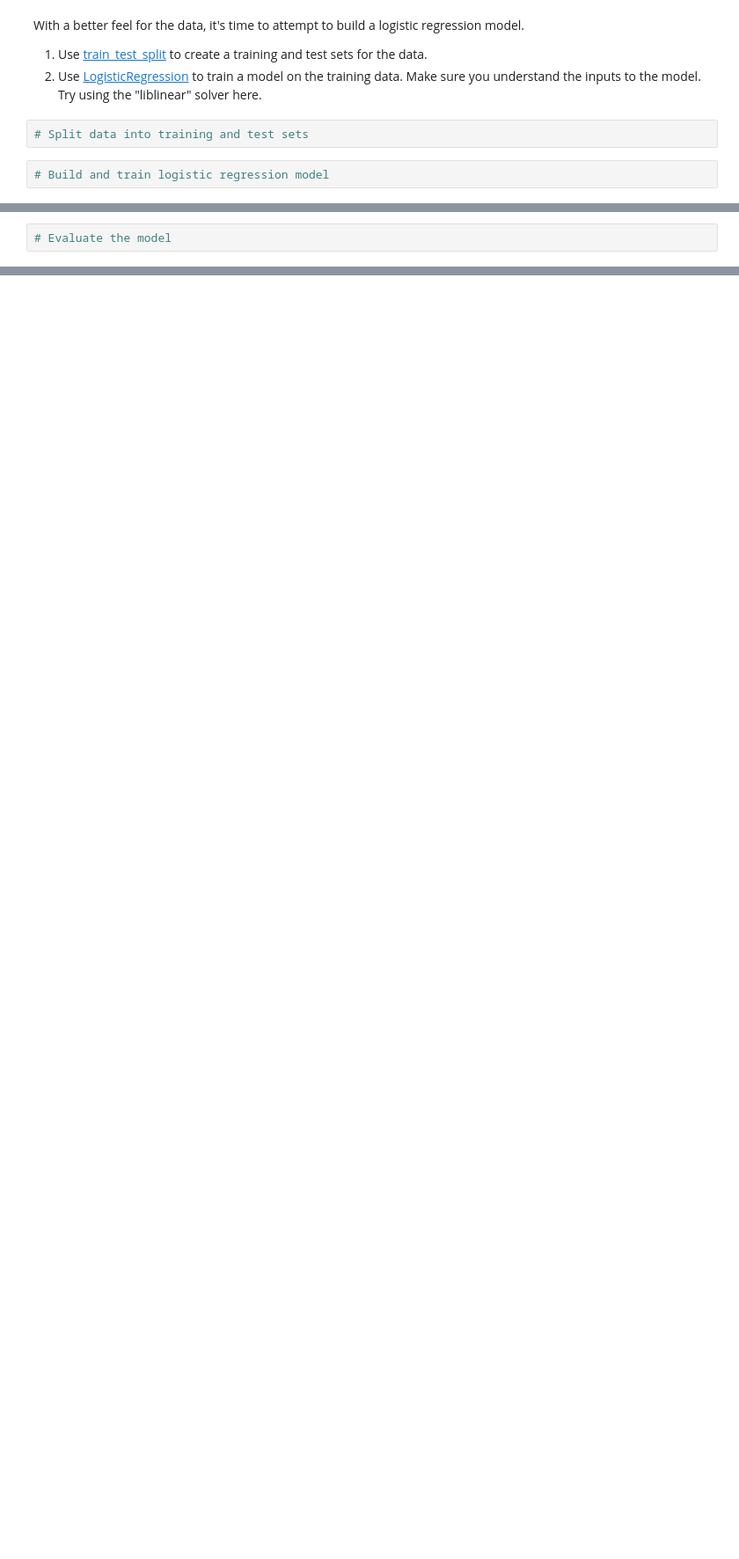
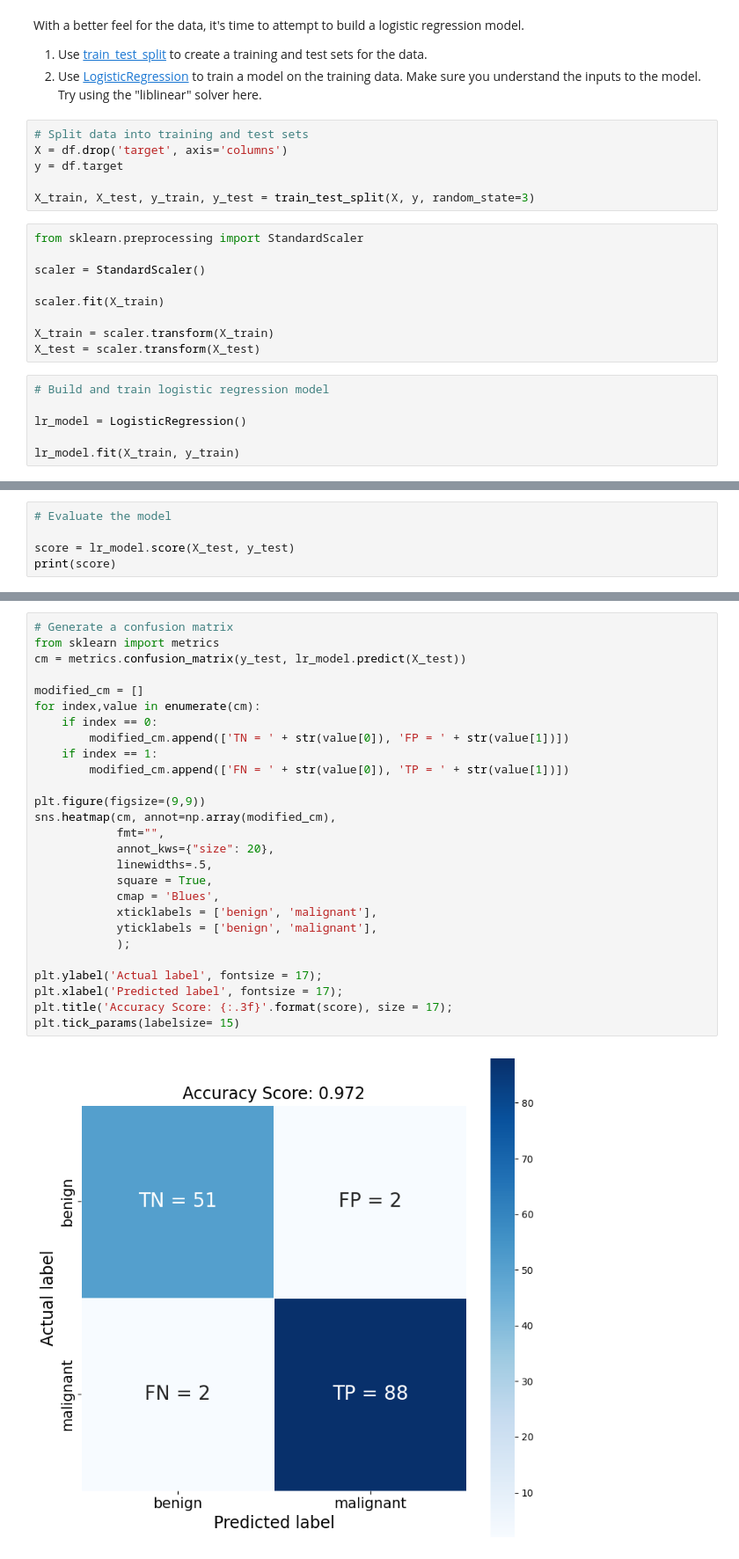
Before and after one commit to TimHBSWFL/UCSD_MLE_Projects, a Jupyter notebook: Student_MLE_MiniProject_Logistic_Regression.ipynb, the cells around one changed output, grey strips where cells are left out. Shown at 88% size. Cells and saved outputs as stored; diff of their text form; blank space fills up the shorter version.

```diff
--- a/Student_MLE_MiniProject_Logistic_Regression.ipynb
+++ b/Student_MLE_MiniProject_Logistic_Regression.ipynb
@@ -164,5 +164,22 @@ With a better feel for the data, it's time to attempt to build a logistic regres
 2. Use [LogisticRegression](https://scikit-learn.org/stable/modules/generated/sklearn.linear_model.LogisticRegression.html) to train a model on the training data. Make sure you understand the inputs to the model. Try using the "liblinear" solver here.
 # %%
 # Split data into training and test sets
+X = df.drop('target', axis='columns')
+y = df.target
+
+X_train, X_test, y_train, y_test = train_test_split(X, y, random_state=3)
+# %%
+from sklearn.preprocessing import StandardScaler
+
+scaler = StandardScaler()
+
+scaler.fit(X_train)
+
+X_train = scaler.transform(X_train)
+X_test = scaler.transform(X_test)
 # %%
 # Build and train logistic regression model
+
+lr_model = LogisticRegression()
+
+lr_model.fit(X_train, y_train)
@@ -223,3 +242,6 @@ Note, the macro average in the report calculates the metrics independently for e
 The weighted average in the report, on the other hand, calculates the metrics for each class and then takes the average, weighted by the number of true instances for each class. This gives more weight to classes with more instances, which can be particularly useful in imbalanced datasets where some classes might have much fewer instances than others.
 # %%
 # Evaluate the model
+
+score = lr_model.score(X_test, y_test)
+print(score)
@@ -228,2 +250,31 @@ The weighted average in the report, on the other hand, calculates the metrics fo
+# %%
+# Generate a confusion matrix
+from sklearn import metrics
+cm = metrics.confusion_matrix(y_test, lr_model.predict(X_test))
+
+modified_cm = []
+for index,value in enumerate(cm):
+    if index == 0:
+        modified_cm.append(['TN = ' + str(value[0]), 'FP = ' + str(value[1])])
+    if index == 1:
+        modified_cm.append(['FN = ' + str(value[0]), 'TP = ' + str(value[1])])
+
+plt.figure(figsize=(9,9))
+sns.heatmap(cm, annot=np.array(modified_cm),
+            fmt="",
+            annot_kws={"size": 20},
+            linewidths=.5,
+            square = True,
+            cmap = 'Blues',
+            xticklabels = ['benign', 'malignant'],
+            yticklabels = ['benign', 'malignant'],
+            );
+
+plt.ylabel('Actual label', fontsize = 17);
+plt.xlabel('Predicted label', fontsize = 17);
+plt.title('Accuracy Score: {:.3f}'.format(score), size = 17);
+plt.tick_params(labelsize= 15)
+# %% [output]
+[figure, added]
 # %%
 # Generate a classification report
```
Also changed, not shown: parts of 12 cells of this notebook.
